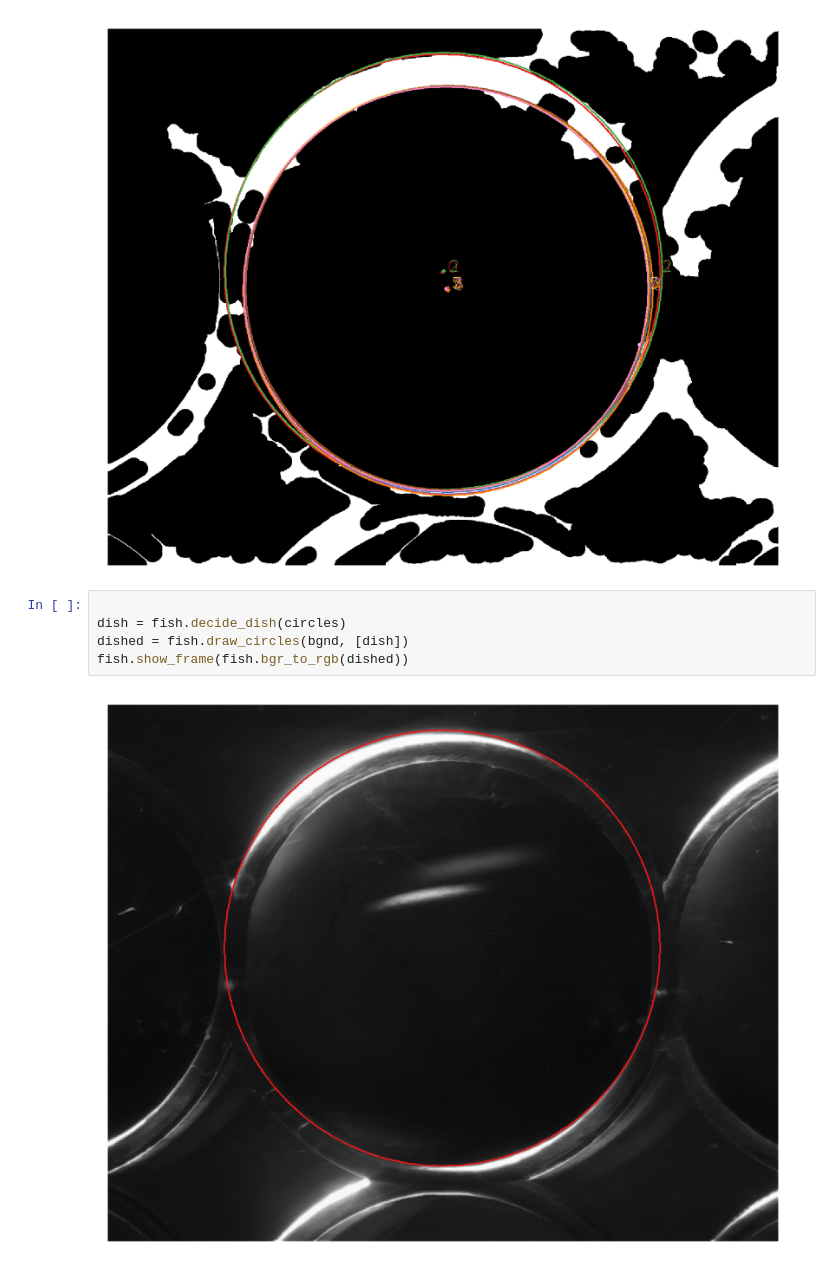
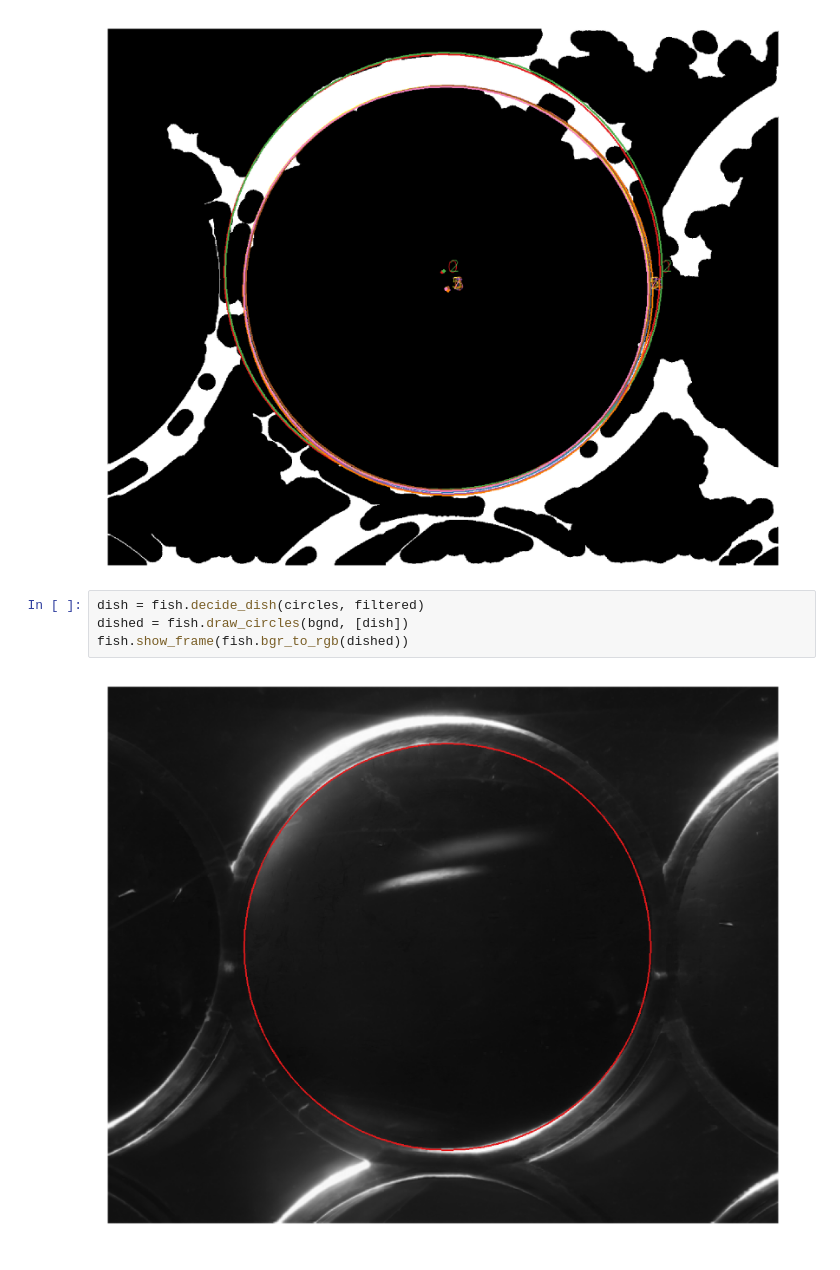
Before and after one commit to JoshKarpel/fish, a Jupyter notebook: dev/petri_dish.ipynb, the cells around one changed output. Cells and saved outputs as stored; diff of their text form.

Commit message:
petri dish detection working on all samples

```diff
--- a/dev/petri_dish.ipynb
+++ b/dev/petri_dish.ipynb
@@ -82,9 +86,8 @@ fish.show_frame(fish.bgr_to_rgb(circled))
 # %% [output]
 [figure]
 # %%
-
-dish = fish.decide_dish(circles)
+dish = fish.decide_dish(circles, filtered)
 dished = fish.draw_circles(bgnd, [dish])
 fish.show_frame(fish.bgr_to_rgb(dished))
 # %% [output]
-[figure, old version]
+[figure, new version]
```
Also changed, not shown: parts of 2 cells of this notebook, 1 other file.
